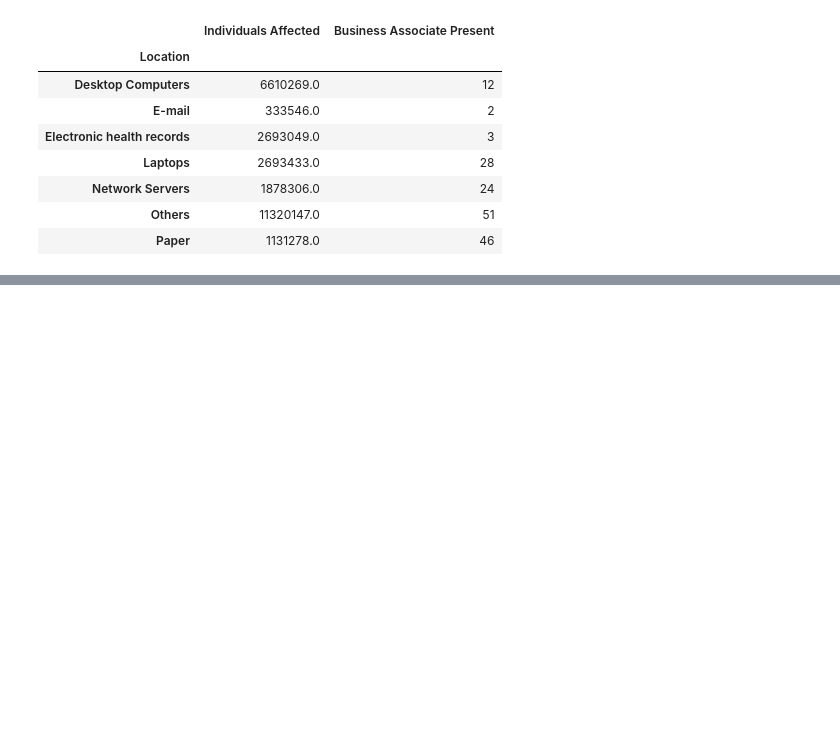
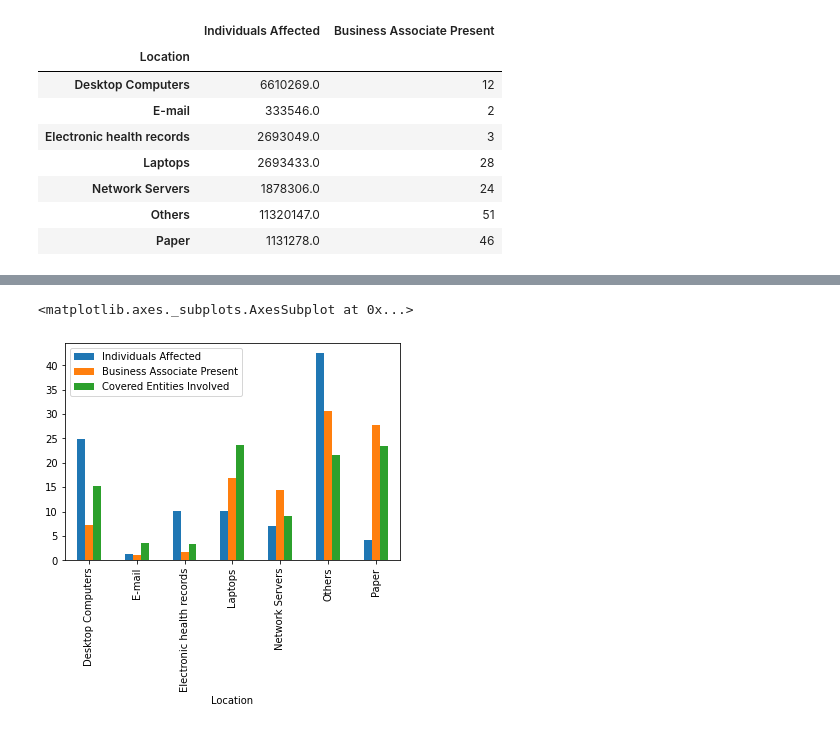
Before and after one commit to noelthomas28/2022Fall_projects, a Jupyter notebook: IS597PR_Final_Project.ipynb, the cells around one changed output, grey strips where cells are left out. Saved outputs shown, nothing was run; the diff lists cells and outputs as text; code cells hidden in the pictures; blank space fills up the shorter version.

```diff
--- a/IS597PR_Final_Project.ipynb
+++ b/IS597PR_Final_Project.ipynb
@@ -221,0 +299,4 @@ df1.groupby(['Location']).sum()
+# %%
+df2 = df1.groupby(['Location']).sum()
+df4 = df2.apply(lambda x:100 * x / float(x.sum()))
+df4.head()
@@ -221,0 +311,5 @@ df1.groupby(['Location']).sum()
+# %%
+df4.plot(kind = 'bar')
+# %% [output]
+<matplotlib.axes._subplots.AxesSubplot at 0x...>
+[figure, added]
```
Also changed, not shown: parts of 10 cells of this notebook.
